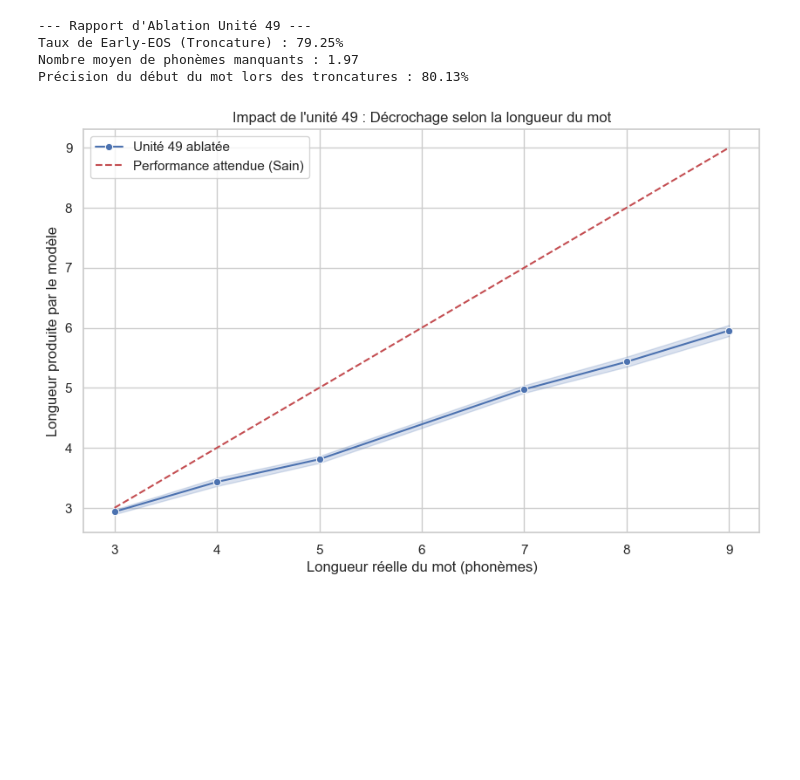
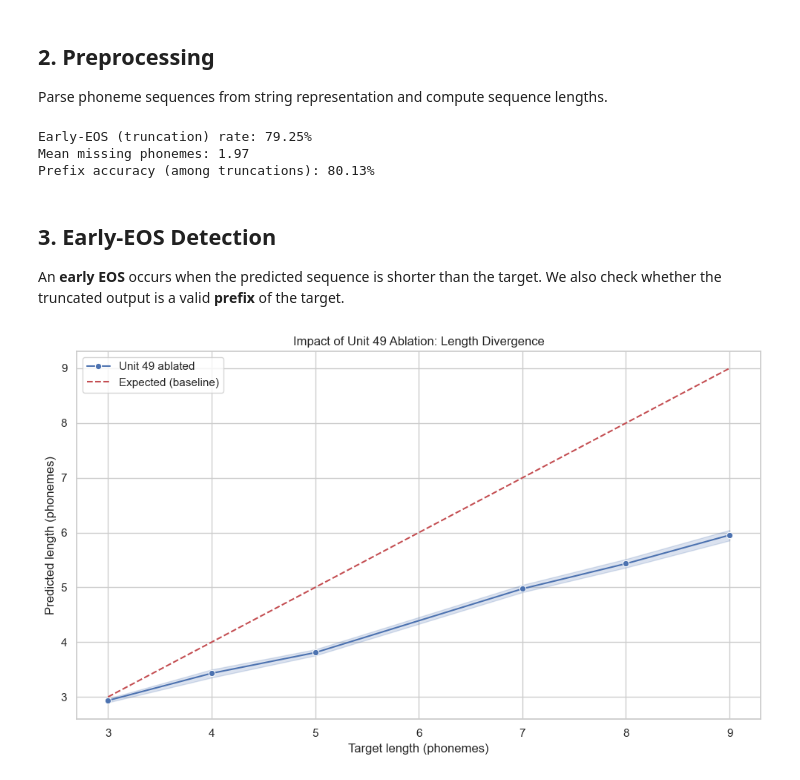
Before and after one commit to louishayot/swp-model, a Jupyter notebook: reproduce/analyse_ablation_unite_49.ipynb, the cells around one changed output. Saved outputs shown, nothing was run; the diff lists cells and outputs as text; code cells hidden in the pictures; blank space fills up the shorter version.

Commit message:
Analysis: unit 49 early-EOS behavior study clean

```diff
--- a/reproduce/analyse_ablation_unite_49.ipynb
+++ b/reproduce/analyse_ablation_unite_49.ipynb
@@ -67,46 +78,50 @@ Aperçu des données :
+# %% [markdown]
+## 2. Preprocessing
+
+Parse phoneme sequences from string representation and compute sequence lengths.
 # %%
-# Un Early-EOS : prédiction plus courte que la cible
+# Detect early termination
 df['is_early_eos'] = df['L_pred'] < df['L_gold']
 
-# Calcul des métriques
 early_eos_rate = df['is_early_eos'].mean()
 avg_missing = df[df['is_early_eos']]['len_diff'].mean()
 
-print(f"--- Rapport d'Ablation Unité 49 ---")
-print(f"Taux de Early-EOS (Troncature) : {early_eos_rate:.2%}")
-print(f"Nombre moyen de phonèmes manquants : {avg_missing:.2f}")
+print(f"Early-EOS (truncation) rate: {early_eos_rate:.2%}")
+print(f"Mean missing phonemes: {avg_missing:.2f}")
 
-# Vérification : est-ce un préfixe correct ?
-def check_prefix(row):
+# Check if truncated predictions are valid prefixes
+def is_valid_prefix(row):
     lp = row['L_pred']
-    if lp == 0: return False
+    if lp == 0:
+        return False
     return row['target_tokens'][:lp] == row['pred_tokens'][:lp]
 
-df['is_prefix'] = df.apply(check_prefix, axis=1)
+df['is_prefix'] = df.apply(is_valid_prefix, axis=1)
 prefix_accuracy = df[df['is_early_eos']]['is_prefix'].mean()
-print(f"Précision du début du mot lors des troncatures : {prefix_accuracy:.2%}")
+print(f"Prefix accuracy (among truncations): {prefix_accuracy:.2%}")
 # %% [output]
---- Rapport d'Ablation Unité 49 ---
-Taux de Early-EOS (Troncature) : 79.25%
-Nombre moyen de phonèmes manquants : 1.97
-Précision du début du mot lors des troncatures : 80.13%
+Early-EOS (truncation) rate: 79.25%
+Mean missing phonemes: 1.97
+Prefix accuracy (among truncations): 80.13%
+# %% [markdown]
+## 3. Early-EOS Detection
+
+An **early EOS** occurs when the predicted sequence is shorter than the target. We also check whether the truncated output is a valid **prefix** of the target.
 # %%
-import matplotlib.pyplot as plt
-import seaborn as sns
+plt.figure(figsize=(10, 6))
 
-plt.figure(figsize=(10, 6))
-# Longueur prédite vs Longueur réelle
-sns.lineplot(data=df, x='L_gold', y='L_pred', label='Unité 49 ablatée', marker='o')
+sns.lineplot(data=df, x='L_gold', y='L_pred', label='Unit 49 ablated', marker='o')
 
-# Ligne de performance parfaite
+# Perfect performance baseline
 plt.plot([df['L_gold'].min(), df['L_gold'].max()],
          [df['L_gold'].min(), df['L_gold'].max()],
-         'r--', label='Performance attendue (Sain)')
+         'r--', label='Expected (baseline)')
 
-plt.title("Impact de l'unité 49 : Décrochage selon la longueur du mot")
-plt.xlabel("Longueur réelle du mot (phonèmes)")
-plt.ylabel("Longueur produite par le modèle")
+plt.title("Impact of Unit 49 Ablation: Length Divergence")
+plt.xlabel("Target length (phonemes)")
+plt.ylabel("Predicted length (phonemes)")
 plt.legend()
+plt.tight_layout()
 plt.show()
 # %% [output]
-[figure, old version]
+[figure, new version]
```
Also changed, not shown: parts of 13 cells of this notebook.
